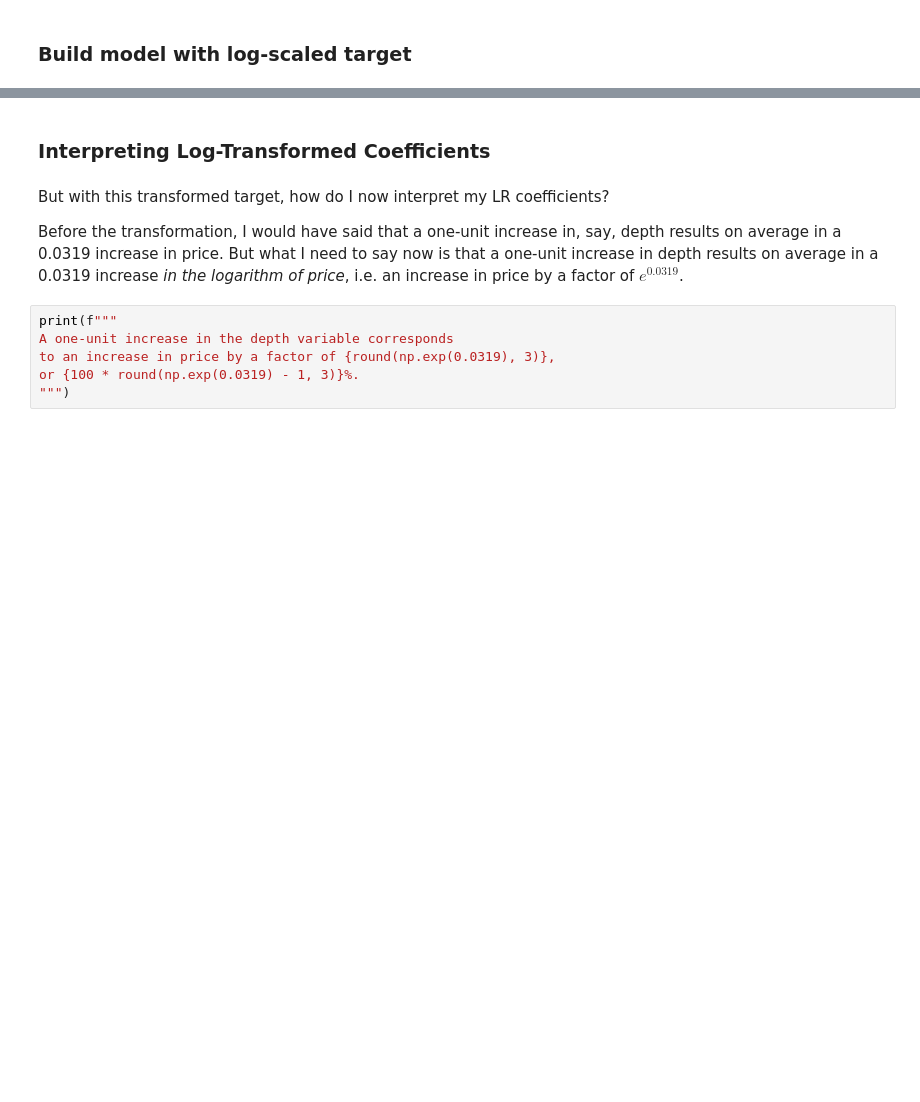
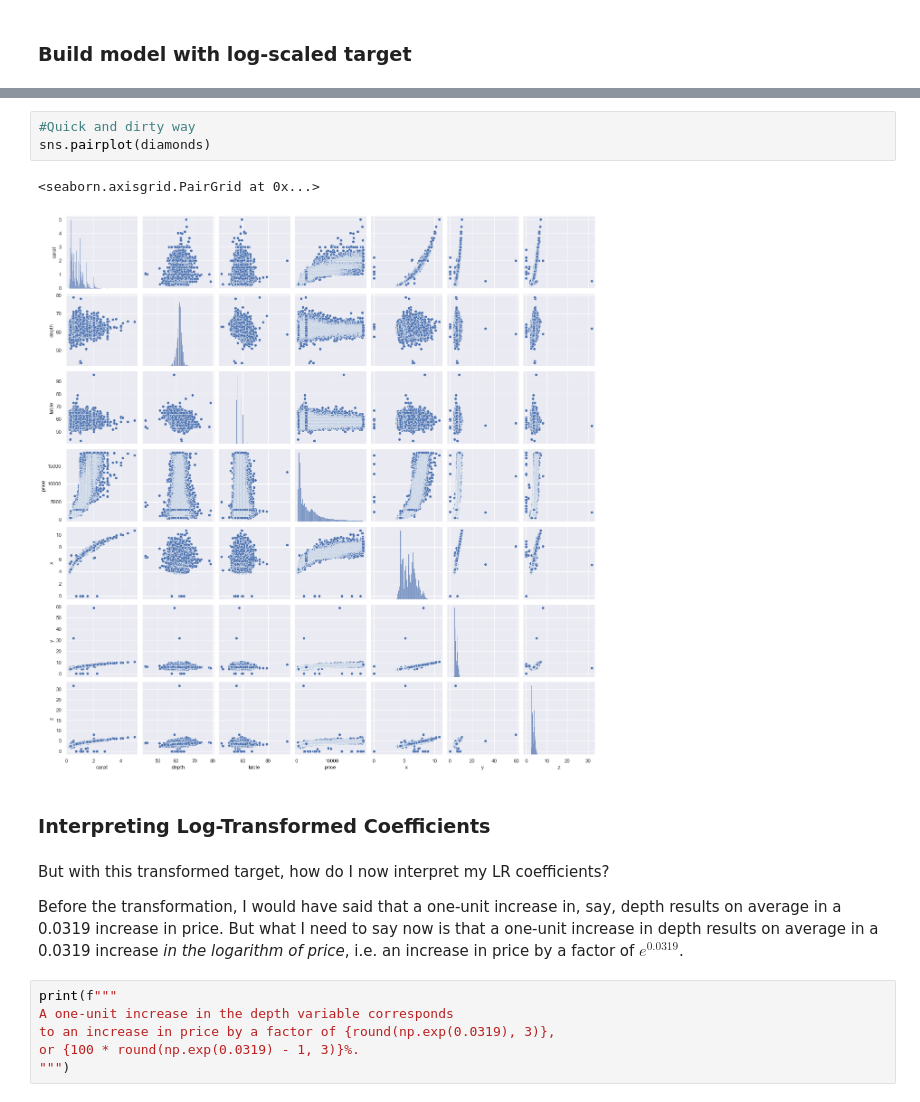
Before and after one commit to rbdaly16/NATL-DS-Live-062623, a Jupyter notebook: Phase3/Lectures/03_Feature_Transformations.ipynb, the cells around one changed output, grey strips where cells are left out. Drawn from its saved outputs; the diff is of its cells as text; blank space fills up the shorter version.

```diff
--- a/Phase3/Lectures/03_Feature_Transformations.ipynb
+++ b/Phase3/Lectures/03_Feature_Transformations.ipynb
@@ -126,3 +292,9 @@ model_diam.summary()
+# %%
+#Quick and dirty way
+sns.pairplot(diamonds)
+# %% [output]
+<seaborn.axisgrid.PairGrid at 0x...>
+[figure, added]
 # %% [markdown]
 ### Interpreting Log-Transformed Coefficients
 # %% [markdown]
```
Also changed, not shown: parts of 47 cells of this notebook, 4 other files.
